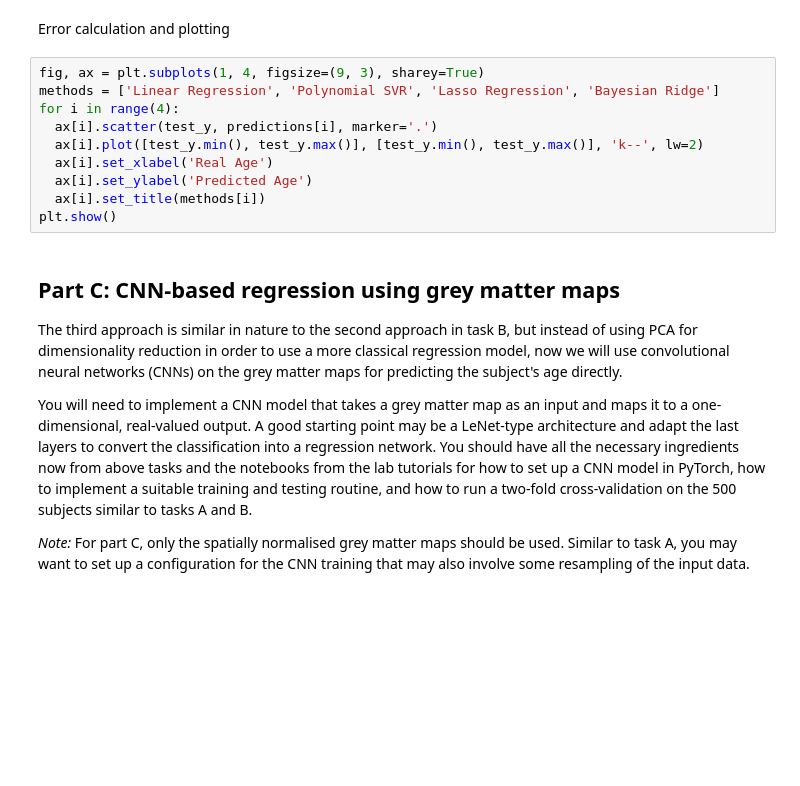
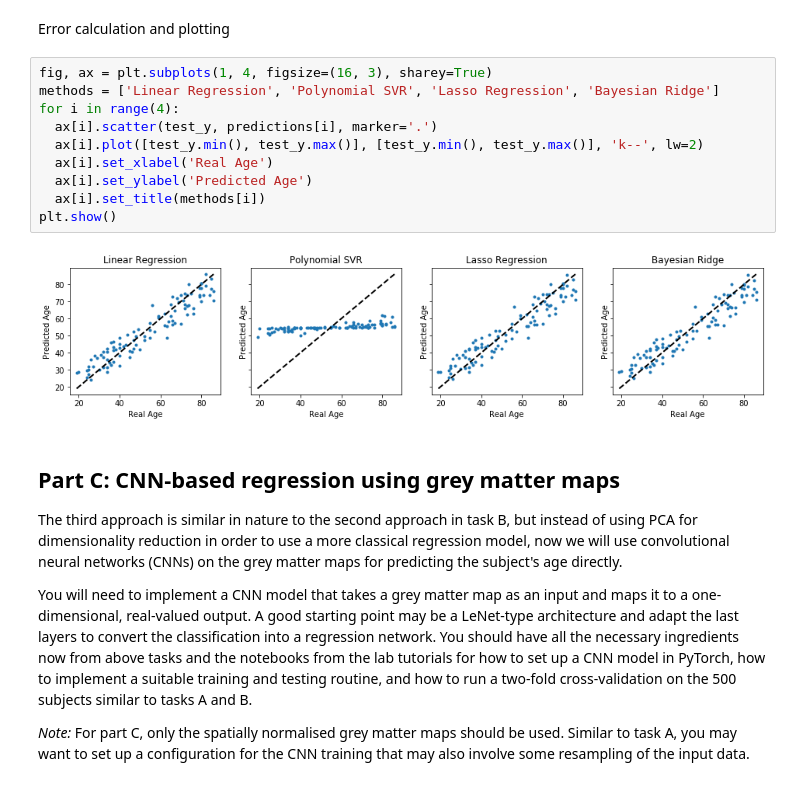
Before and after one commit to WenquanZou/MLI_Coursework, a Jupyter notebook: CW-Brain-Age-Regression.ipynb, the cells around one changed output. Cells and saved outputs as stored; diff of their text form; blank space fills up the shorter version.

```diff
--- a/CW-Brain-Age-Regression.ipynb
+++ b/CW-Brain-Age-Regression.ipynb
@@ -1082,15 +1128,17 @@ print(f'Bayesian Regression: mean absolute error: {mae_br}, r2 score: {r2_br}')
 # %% [markdown]
 Error calculation and plotting
 # %%
-fig, ax = plt.subplots(1, 4, figsize=(9, 3), sharey=True)
+fig, ax = plt.subplots(1, 4, figsize=(16, 3), sharey=True)
 methods = ['Linear Regression', 'Polynomial SVR', 'Lasso Regression', 'Bayesian Ridge']
 for i in range(4):
   ax[i].scatter(test_y, predictions[i], marker='.')
   ax[i].plot([test_y.min(), test_y.max()], [test_y.min(), test_y.max()], 'k--', lw=2)
   ax[i].set_xlabel('Real Age')
   ax[i].set_ylabel('Predicted Age')
   ax[i].set_title(methods[i])
 plt.show()
+# %% [output]
+[figure, added]
 # %% [markdown]
 ## Part C: CNN-based regression using grey matter maps
 
```
Also changed, not shown: parts of 21 cells of this notebook.
